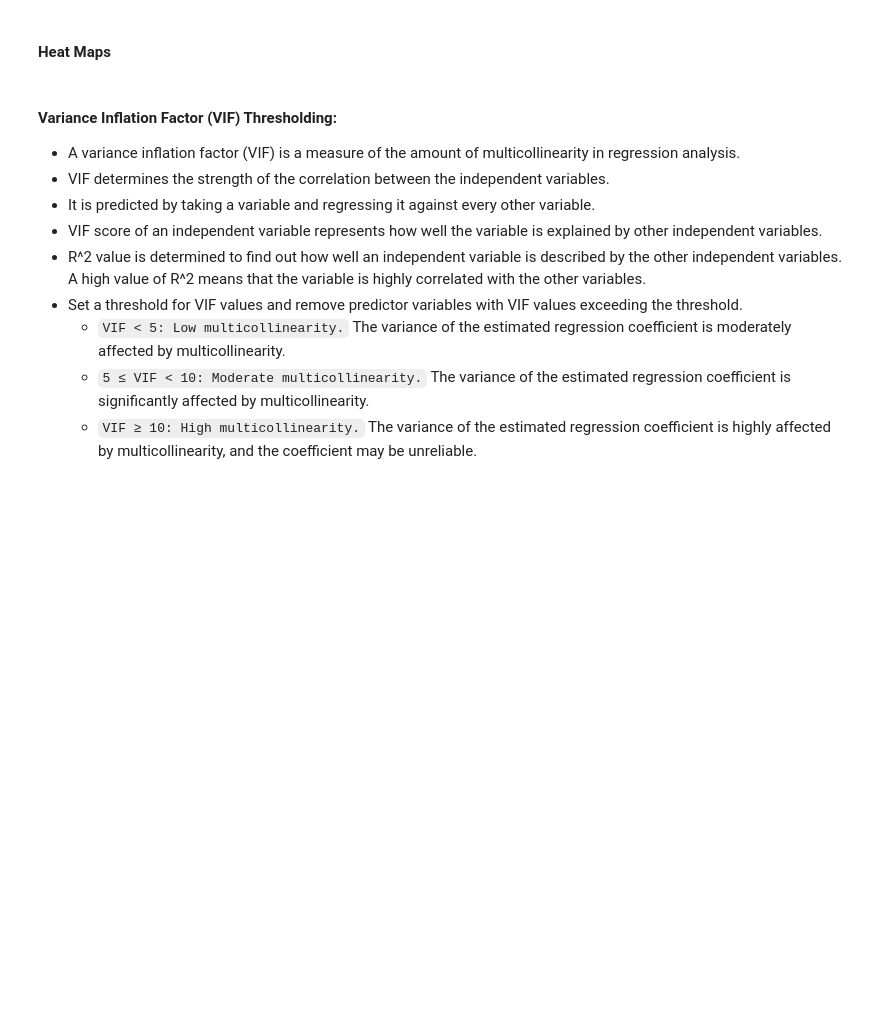
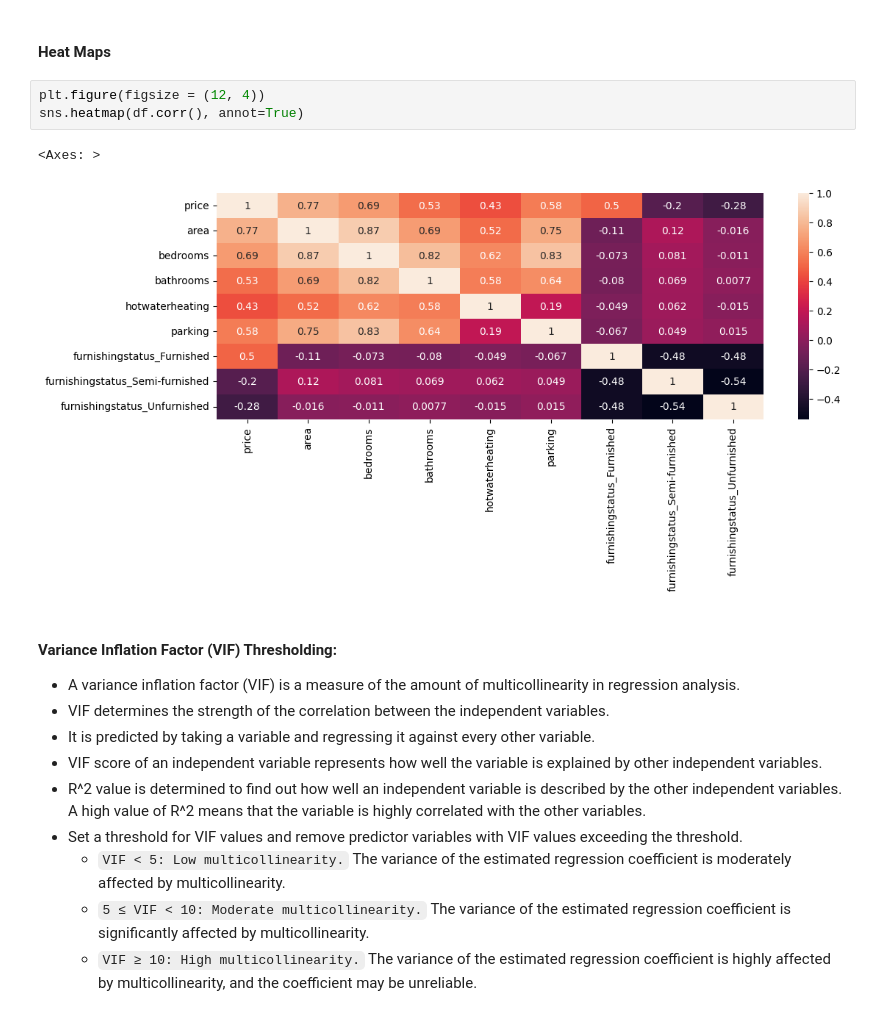
Before and after one commit to knowledge-corner/Renault-Nissan-Python-Training, a Jupyter notebook: Day - 4.ipynb, the cells around one changed output. Saved outputs shown, nothing was run; the diff lists cells and outputs as text; blank space fills up the shorter version.

```diff
--- a/Day - 4.ipynb
+++ b/Day - 4.ipynb
@@ -613,5 +750,11 @@ The presence of multicollinearity among independent variables can lead to less d
 # %% [markdown]
 #### Heat Maps
+# %%
+plt.figure(figsize = (12, 4))
+sns.heatmap(df.corr(), annot=True)
+# %% [output]
+<Axes: >
+[figure, added]
 # %% [markdown]
 #### Variance Inflation Factor (VIF) Thresholding:
 - A variance inflation factor (VIF) is a measure of the amount of multicollinearity in regression analysis.
```
Also changed, not shown: parts of 40 cells of this notebook.
